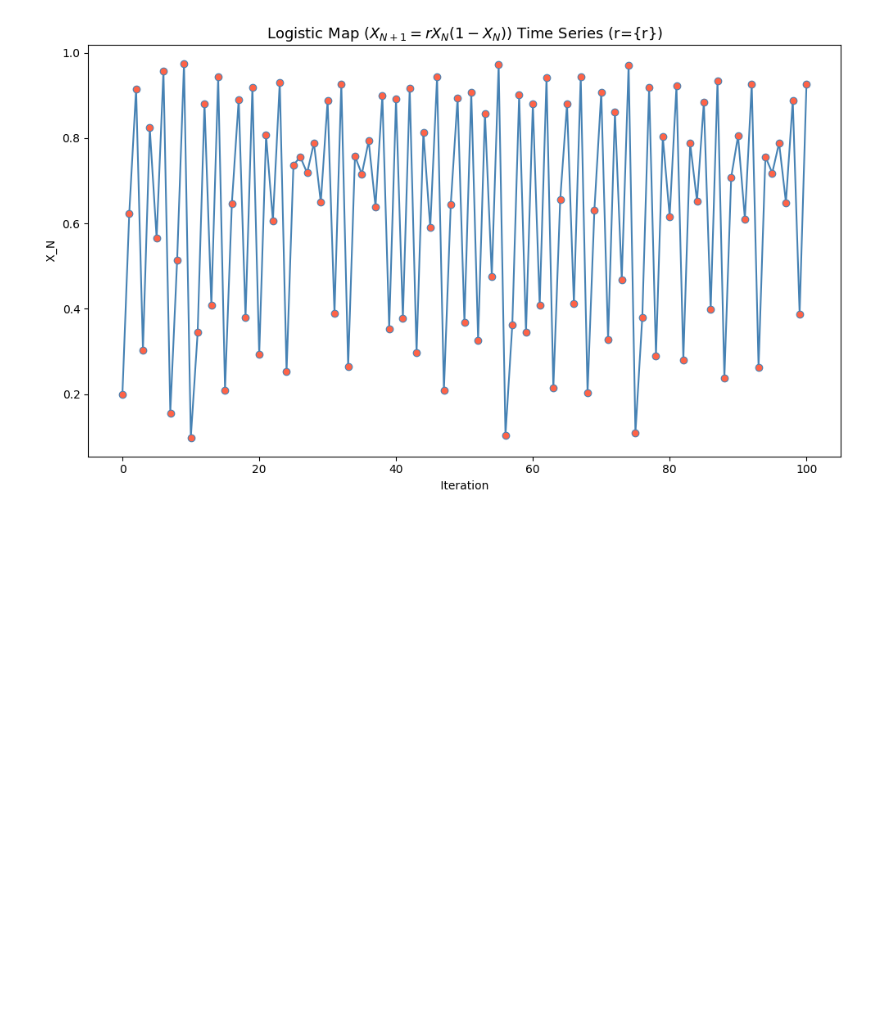
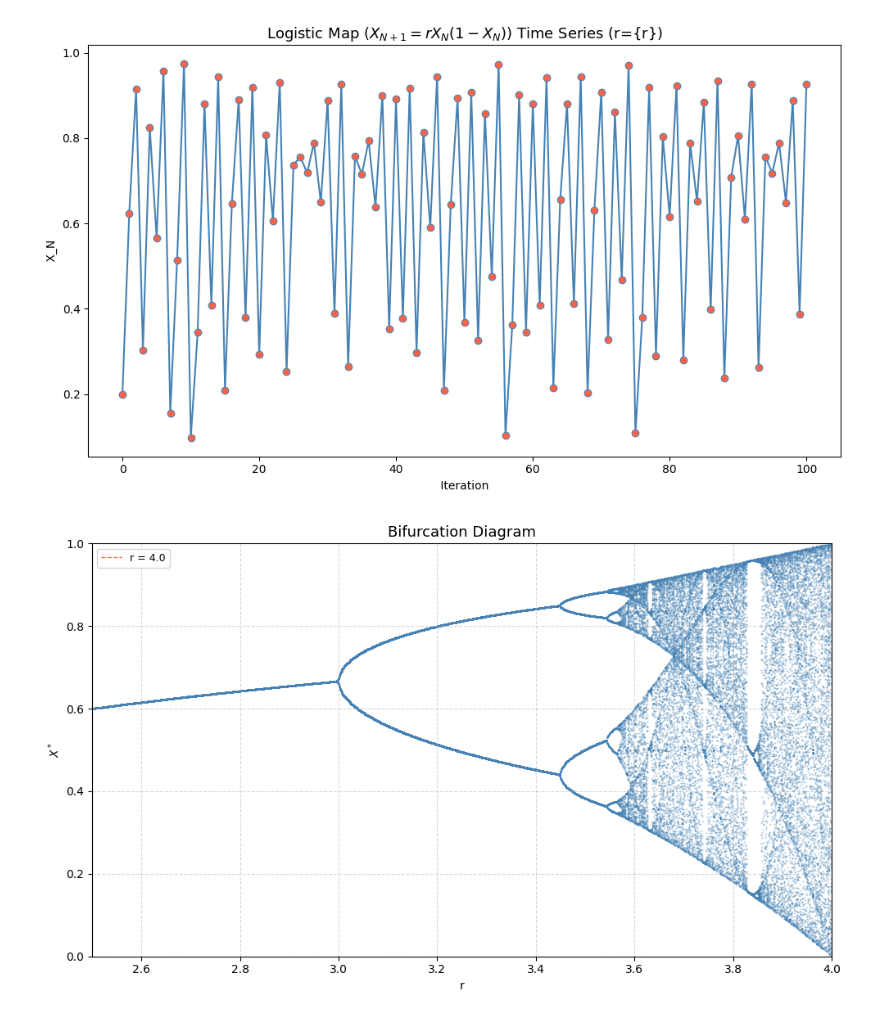
Before and after one commit to biswa-03/Modelling-Complex-Systems, a Jupyter notebook: Module_3/Logistic_map_bifurcation.ipynb, the cells around one changed output. Saved outputs shown, nothing was run; the diff lists cells and outputs as text; code cells hidden in the pictures; blank space fills up the shorter version.

```diff
--- a/Module_3/Logistic_map_bifurcation.ipynb
+++ b/Module_3/Logistic_map_bifurcation.ipynb
@@ -27,3 +31,31 @@ plt.tight_layout()
 # %%
 # bifurcation Diagram
 r_values = np.linspace(2.5, 4.0, 1000) # Generates 1000 r values from 2.5 to 4.0
+transient = 1000 # Number of transient iterations to discard
+samples = 100 # Number of samples to plot after transient
+
+bif_r, bif_x = [], []
+for r in r_values:
+    x = 0.5 # Initial condition
+    for i in range(transient + samples):
+        x = logistic_map(x, r)
+        if i >= transient: # Only plot after transient
+            bif_r.append(r)
+            bif_x.append(x)
+# %%
+ # Bifurcation diagram
+plt.figure(figsize=(10,6))
+plt.scatter(bif_r, bif_x, s=0.3, color='steelblue', alpha=0.4)
+plt.axvline(r, color='tomato', linewidth=1.0, linestyle='--', label=f"r = {r}")
+plt.title("Bifurcation Diagram", fontsize=13)
+plt.xlabel("r")
+plt.ylabel("$X^*$")
+plt.xlim(2.5, 4.0)
+plt.ylim(0, 1)
+plt.legend(fontsize=9)
+plt.grid(True, linestyle='--', alpha=0.5)
+
+plt.tight_layout()
+plt.show()
+# %% [output]
+[figure, added]
```
Also changed, not shown: parts of 1 cell of this notebook, 5 other files.
